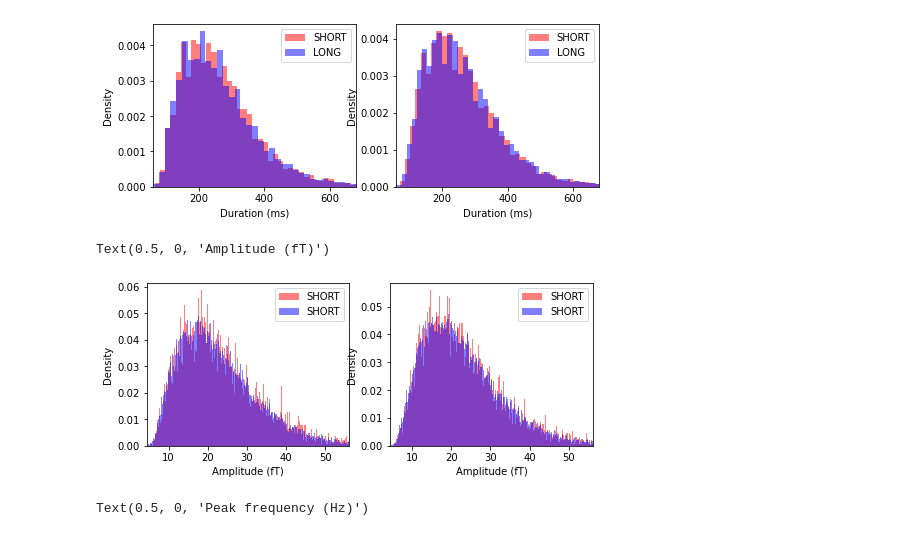
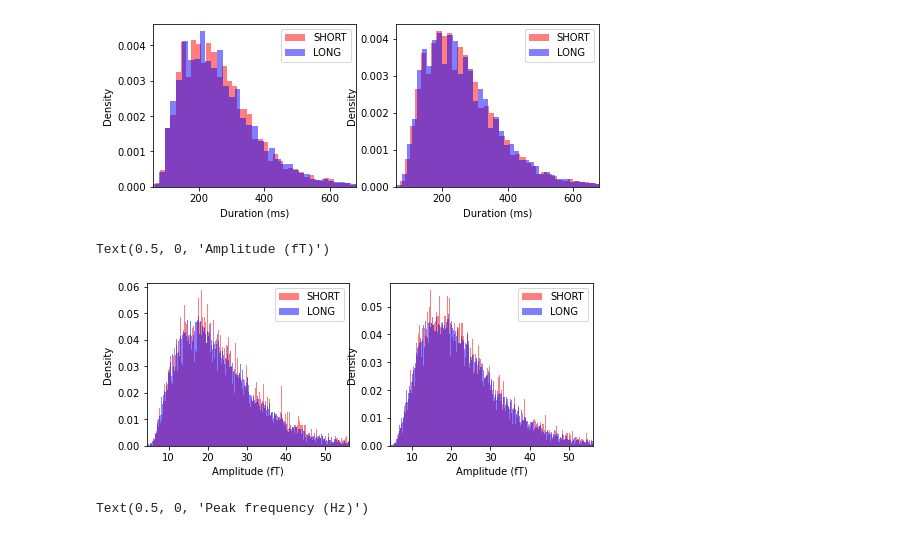
Before and after one commit to danclab/gogo_bursts, a Jupyter notebook: compare_conditions-burst_features.ipynb, the cells around one changed output. Saved outputs shown, nothing was run; the diff lists cells and outputs as text; code cells hidden in the pictures.

```diff
--- a/compare_conditions-burst_features.ipynb
+++ b/compare_conditions-burst_features.ipynb
@@ -125,39 +125,39 @@ plt.hist(
     all_bursts['peak_amp_base'][stim_long_idx]*1e15,
     1000,
     alpha=.5,
-    label='SHORT',
+    label='LONG',
     density=True,
     color=long_color
 )
 plt.legend()
 plt.xlim(np.percentile(all_bursts['peak_amp_base']*1e15,[0,99]))
 plt.ylabel('Density')
 plt.xlabel('Amplitude (fT)')
 
 ax=plt.subplot(1,2,2)
 plt.hist(
     all_bursts['peak_amp_base'][resp_short_idx]*1e15,
     1000,
     alpha=.5,
     label='SHORT',
     density=True,
     color=short_color
 )
 plt.hist(
     all_bursts['peak_amp_base'][resp_long_idx]*1e15,
     1000,
     alpha=.5,
-    label='SHORT',
+    label='LONG',
     density=True,
     color=long_color
 )
 plt.legend()
 plt.xlim(np.percentile(all_bursts['peak_amp_base']*1e15,[0,99]))
 plt.ylabel('Density')
 plt.xlabel('Amplitude (fT)')
 # %% [output]
 Text(0.5, 0, 'Amplitude (fT)')
-[figure, old version]
+[figure, new version]
 # %%
 plt.figure(figsize=(8,3))
 ax=plt.subplot(1,2,1)
```
